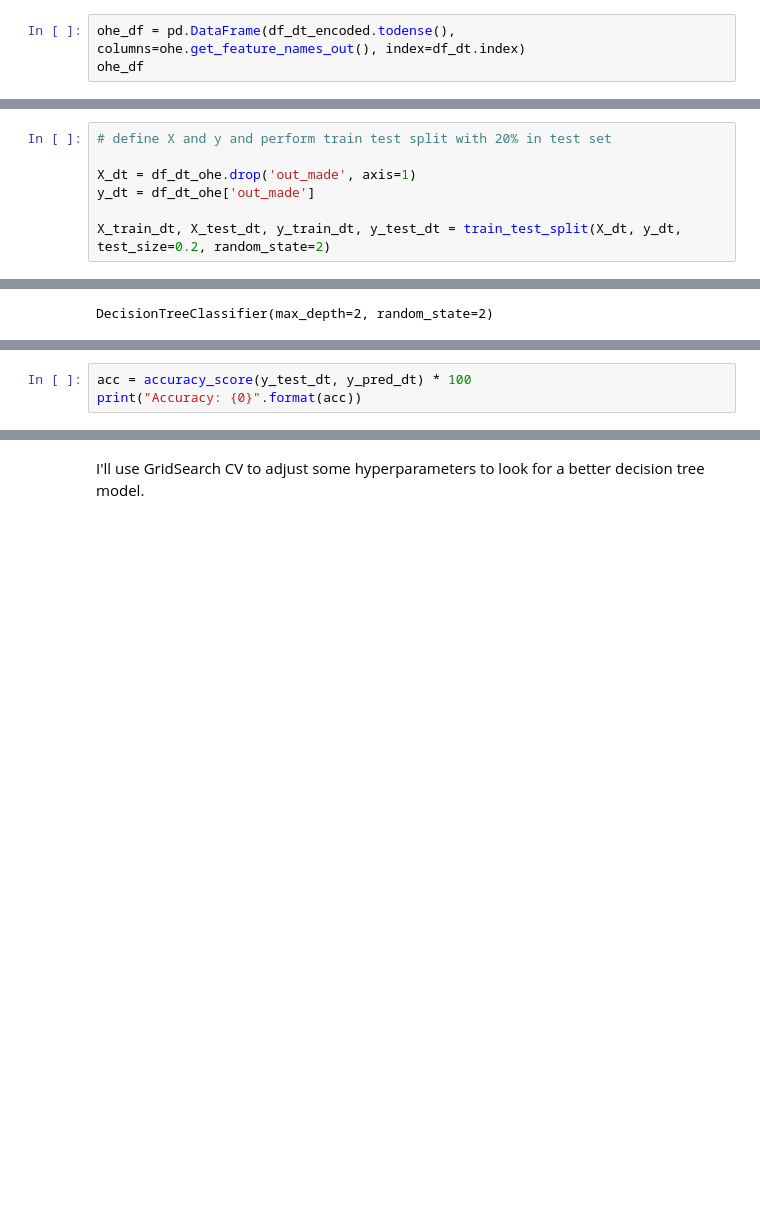
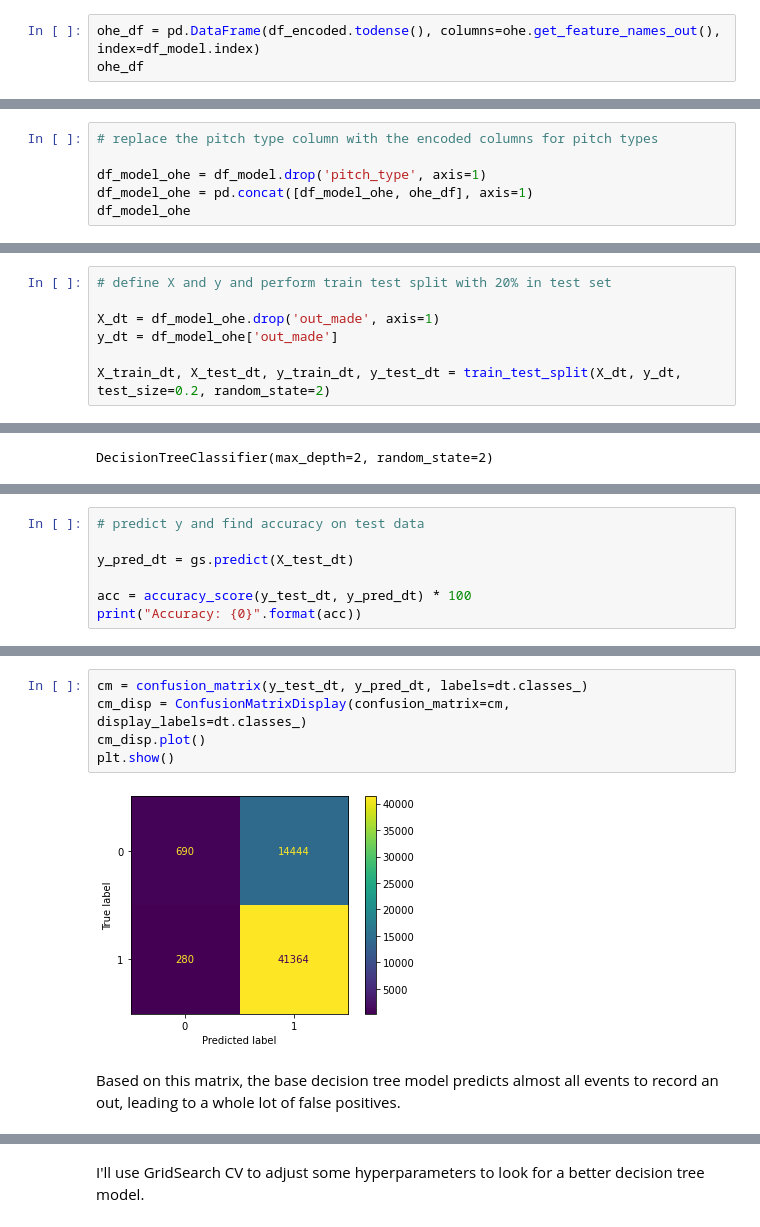
Before and after one commit to dangrosen/pitch-type-analysis, a Jupyter notebook: working_notebook.ipynb, the cells around one changed output, grey strips where cells are left out. Saved outputs shown, nothing was run; the diff lists cells and outputs as text; blank space fills up the shorter version.

Commit message:
push notebook with more models

```diff
--- a/working_notebook.ipynb
+++ b/working_notebook.ipynb
@@ -626,7 +645,7 @@ df_dt_encoded
 <283887x5 sparse matrix of type '<class 'numpy.float64'>'
         with 283887 stored elements in Compressed Sparse Row format>
 # %%
-ohe_df = pd.DataFrame(df_dt_encoded.todense(), columns=ohe.get_feature_names_out(), index=df_dt.index)
+ohe_df = pd.DataFrame(df_encoded.todense(), columns=ohe.get_feature_names_out(), index=df_model.index)
 ohe_df
 # %% [output]
 |  | pitch_type_CH | pitch_type_CU | pitch_type_FS | pitch_type_KC | pitch_type_SL |
@@ -662,0 +664,6 @@ df_dt_ohe
+# %%
+# replace the pitch type column with the encoded columns for pitch types
+
+df_model_ohe = df_model.drop('pitch_type', axis=1)
+df_model_ohe = pd.concat([df_model_ohe, ohe_df], axis=1)
+df_model_ohe
@@ -663,8 +684,8 @@ df_dt_ohe
 # %%
 # define X and y and perform train test split with 20% in test set
 
-X_dt = df_dt_ohe.drop('out_made', axis=1)
-y_dt = df_dt_ohe['out_made']
+X_dt = df_model_ohe.drop('out_made', axis=1)
+y_dt = df_model_ohe['out_made']
 
 X_train_dt, X_test_dt, y_train_dt, y_test_dt = train_test_split(X_dt, y_dt, test_size=0.2, random_state=2)
 # %%
@@ -684,4 +704,8 @@ array([1, 1, 1, ..., 1, 1, 1], dtype=int64)
 # %%
+# predict y and find accuracy on test data
+
+y_pred_dt = gs.predict(X_test_dt)
+
 acc = accuracy_score(y_test_dt, y_pred_dt) * 100
 print("Accuracy: {0}".format(acc))
 # %% [output]
@@ -689 +722,10 @@ Accuracy: 74.06742047976329
+# %%
+cm = confusion_matrix(y_test_dt, y_pred_dt, labels=dt.classes_)
+cm_disp = ConfusionMatrixDisplay(confusion_matrix=cm, display_labels=dt.classes_)
+cm_disp.plot()
+plt.show()
+# %% [output]
+[figure, added]
+# %% [markdown]
+Based on this matrix, the base decision tree model predicts almost all events to record an out, leading to a whole lot of false positives.
 # %%
```
Also changed, not shown: parts of 71 cells of this notebook.
